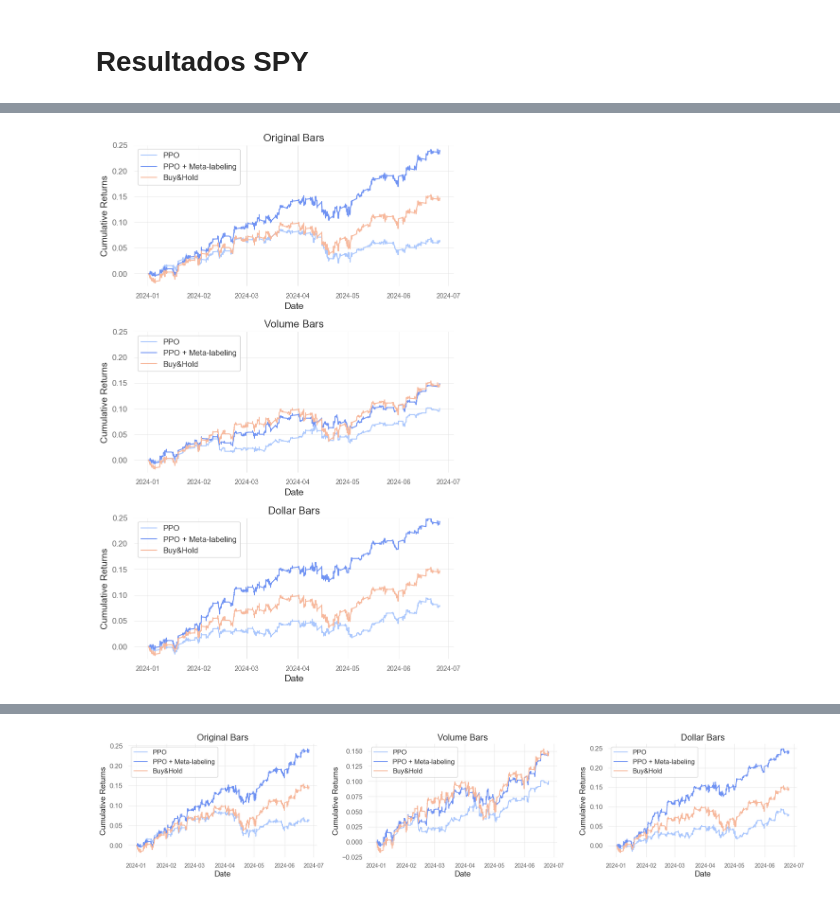
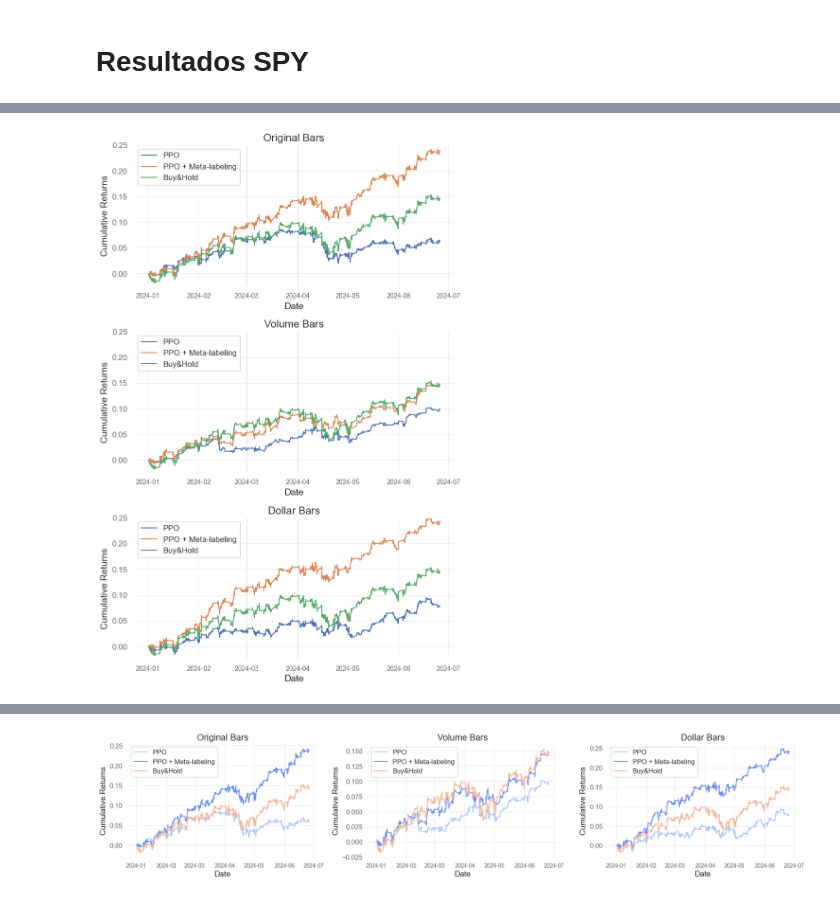
Before and after one commit to alexdlp/math_tfm, a Jupyter notebook: 05_meta_labeling/03_results.ipynb, the cells around one changed output, grey strips where cells are left out. Saved outputs shown, nothing was run; the diff lists cells and outputs as text; code cells hidden in the pictures.

```diff
--- a/05_meta_labeling/03_results.ipynb
+++ b/05_meta_labeling/03_results.ipynb
@@ -103,6 +129,5 @@ stats_df
 # %%
-palette = sns.color_palette("coolwarm", 5)
-palette = [palette[1], palette[0], palette[3]]  # Cambiar el segundo color por 'darkorange'
+
 
 filename = 'final_spy_strategy_comparison_vertical'
 # plots en vertical
@@ -110,46 +135,46 @@ plt.figure(figsize=(8, 12))
 
 # Plot 1: Original Bars
 plt.subplot(3, 1, 1)
-sns.lineplot(calculate_cumm_returns(SPY_ORIG_META_RETURNS['predicted_returns']), label='PPO', color=palette[0])
-sns.lineplot(calculate_cumm_returns(SPY_ORIG_META_RETURNS['filtered_returns']), label='PPO + Meta-labeling', color=palette[1])
-sns.lineplot(calculate_cumm_returns(SPY_ORIG_META_RETURNS['buy_and_hold']), label='Buy&Hold', color=palette[2])
+plt.plot(calculate_cumm_returns(SPY_ORIG_META_RETURNS['predicted_returns']), label='PPO')
+plt.plot(calculate_cumm_returns(SPY_ORIG_META_RETURNS['filtered_returns']), label='PPO + Meta-labeling')
+plt.plot(calculate_cumm_returns(SPY_ORIG_META_RETURNS['buy_and_hold']), label='Buy&Hold')
 plt.title('Original Bars', fontsize=16)
 plt.xlabel('Date', fontsize=14)
 plt.ylabel('Cumulative Returns', fontsize=14)
 plt.xticks(fontsize=10)
 plt.ylim(-0.025, 0.25)  # Establecer límites en el eje Y
 plt.legend(loc='upper left')  # Colocar la leyenda a la izquierda
 
 # Plot 2: Volume Bars
 plt.subplot(3, 1, 2)
-sns.lineplot(calculate_cumm_returns(SPY_VOLUME_META_RETURNS['predicted_returns']), label='PPO', color=palette[0])
-sns.lineplot(calculate_cumm_returns(SPY_VOLUME_META_RETURNS['filtered_returns']), label='PPO + Meta-labeling', color=palette[1])
-sns.lineplot(calculate_cumm_returns(SPY_VOLUME_META_RETURNS['buy_and_hold']), label='Buy&Hold', color=palette[2])
+plt.plot(calculate_cumm_returns(SPY_VOLUME_META_RETURNS['predicted_returns']), label='PPO')
+plt.plot(calculate_cumm_returns(SPY_VOLUME_META_RETURNS['filtered_returns']), label='PPO + Meta-labeling')
+plt.plot(calculate_cumm_returns(SPY_VOLUME_META_RETURNS['buy_and_hold']), label='Buy&Hold')
 plt.title('Volume Bars', fontsize=16)
 plt.xlabel('Date', fontsize=14)
 plt.ylabel('Cumulative Returns', fontsize=14)
 plt.xticks(fontsize=10)
 plt.ylim(-0.025, 0.25)  # Establecer límites en el eje Y
 plt.legend(loc='upper left')  # Colocar la leyenda a la izquierda
 
 # Plot 3: Dollar Bars
 plt.subplot(3, 1, 3)
-sns.lineplot(calculate_cumm_returns(SPY_DOLLAR_META_RETURNS['predicted_returns']), label='PPO', color=palette[0])
-sns.lineplot(calculate_cumm_returns(SPY_DOLLAR_META_RETURNS['filtered_returns']), label='PPO + Meta-labeling', color=palette[1])
-sns.lineplot(calculate_cumm_returns(SPY_DOLLAR_META_RETURNS['buy_and_hold']), label='Buy&Hold', color=palette[2])
+plt.plot(calculate_cumm_returns(SPY_DOLLAR_META_RETURNS['predicted_returns']), label='PPO')
+plt.plot(calculate_cumm_returns(SPY_DOLLAR_META_RETURNS['filtered_returns']), label='PPO + Meta-labeling')
+plt.plot(calculate_cumm_returns(SPY_DOLLAR_META_RETURNS['buy_and_hold']), label='Buy&Hold')
 plt.title('Dollar Bars', fontsize=16)
 plt.xlabel('Date', fontsize=14)
 plt.ylabel('Cumulative Returns', fontsize=14)
 plt.xticks(fontsize=10)
 plt.ylim(-0.025, 0.25)  # Establecer límites en el eje Y
 plt.legend(loc='upper left')  # Colocar la leyenda a la izquierda
 
 plt.tight_layout()
 plt.savefig('../tfm/figures/' + filename + '.png')
 
 plt.show()
 # %% [output]
-[figure, old version]
+[figure, new version]
 # %%
 filename = 'final_spy_strategy_comparison_horizontal'
 # plots en horizontal
```
Also changed, not shown: parts of 6 cells of this notebook, 29 other files.
